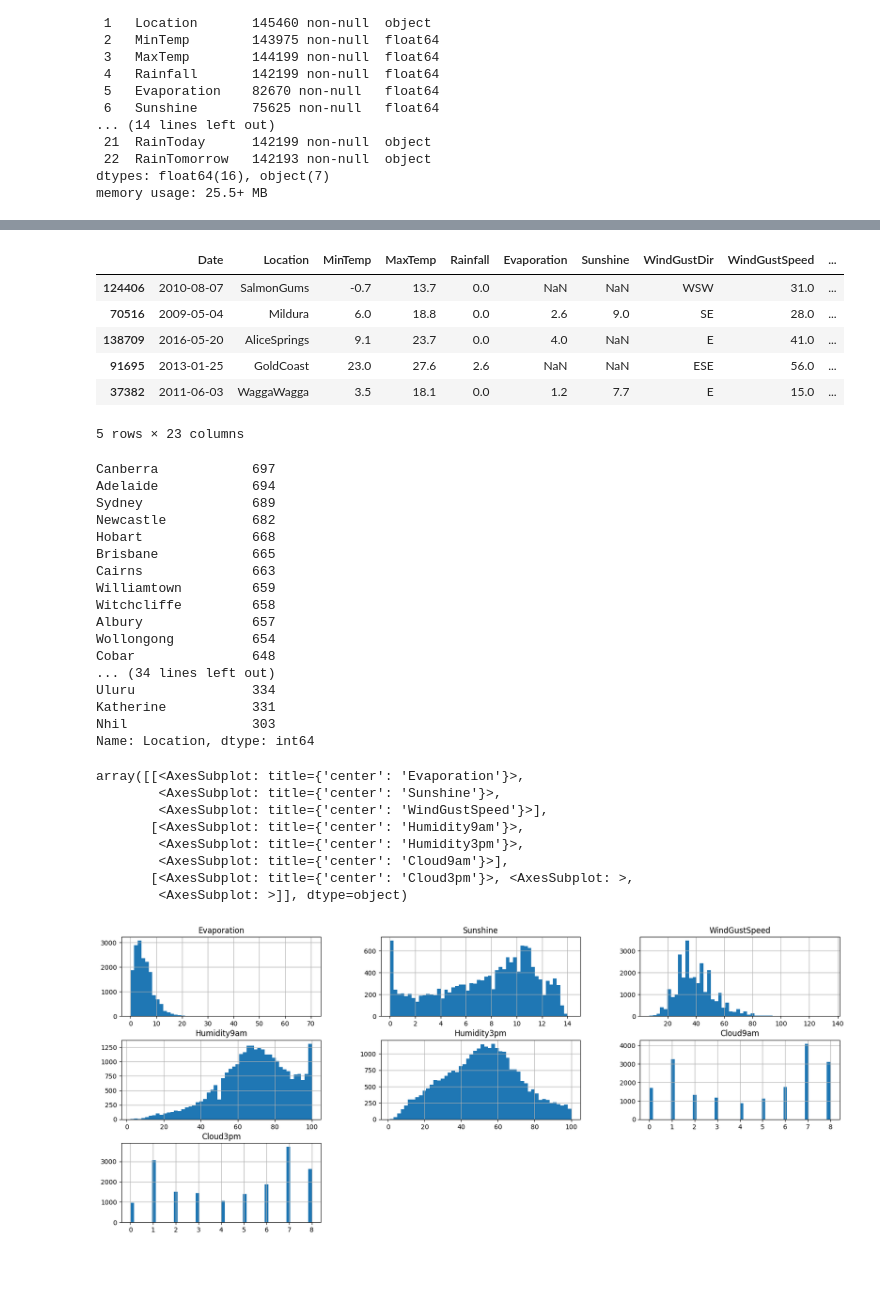
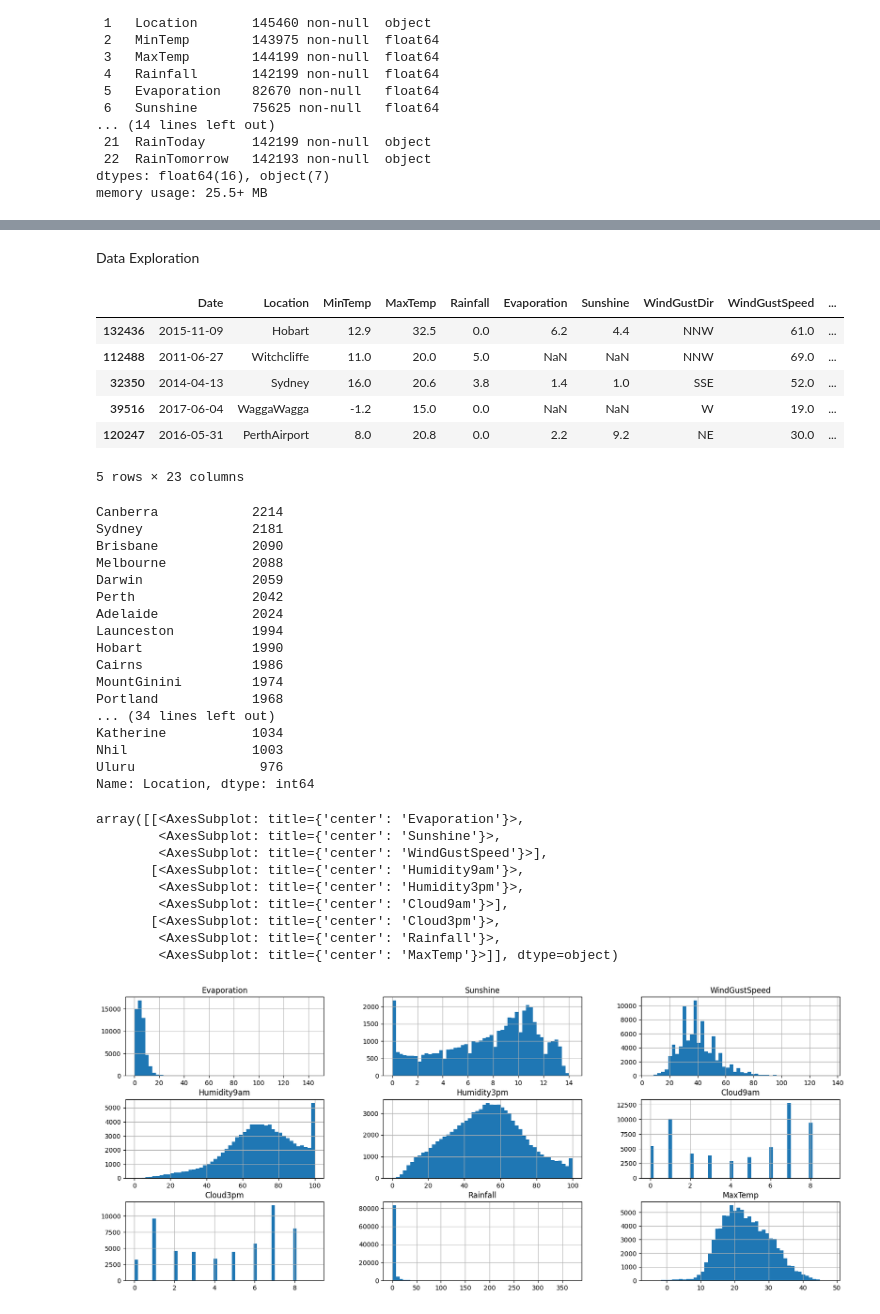
Before and after one commit to Danielfasuba/Rain-in-Australia, a Jupyter notebook: rain_australia.ipynb, the cells around one changed output, grey strips where cells are left out. Drawn from its saved outputs; the diff is of its cells as text; code cells hidden in the pictures; blank space fills up the shorter version.

Commit message:
Split dataset file

```diff
--- a/rain_australia.ipynb
+++ b/rain_australia.ipynb
@@ -78,44 +78,51 @@ explore_weather = weather.iloc[randos]
+# %% [markdown]
+Data Exploration
+# %%
+# Splitting Dataset
+weather_tr_val, weather_test = train_test_split(weather, test_size=0.2, random_state=23)
+weather_train, weather_val = train_test_split(weather_tr_val, test_size=0.2, random_state=23) # creating validation set from training set
 # %%
-explore_weather.head()
+weather_train.head()
 # %% [output]
 |  | Date | Location | MinTemp | MaxTemp | Rainfall | Evaporation | Sunshine | WindGustDir | WindGustSpeed | ... |
-| 124406 | 2010-08-07 | SalmonGums | -0.7 | 13.7 | 0.0 | NaN | NaN | WSW | 31.0 | ... |
-| 70516 | 2009-05-04 | Mildura | 6.0 | 18.8 | 0.0 | 2.6 | 9.0 | SE | 28.0 | ... |
-| 138709 | 2016-05-20 | AliceSprings | 9.1 | 23.7 | 0.0 | 4.0 | NaN | E | 41.0 | ... |
-| 91695 | 2013-01-25 | GoldCoast | 23.0 | 27.6 | 2.6 | NaN | NaN | ESE | 56.0 | ... |
-| 37382 | 2011-06-03 | WaggaWagga | 3.5 | 18.1 | 0.0 | 1.2 | 7.7 | E | 15.0 | ... |
+| 132436 | 2015-11-09 | Hobart | 12.9 | 32.5 | 0.0 | 6.2 | 4.4 | NNW | 61.0 | ... |
+| 112488 | 2011-06-27 | Witchcliffe | 11.0 | 20.0 | 5.0 | NaN | NaN | NNW | 69.0 | ... |
+| 32350 | 2014-04-13 | Sydney | 16.0 | 20.6 | 3.8 | 1.4 | 1.0 | SSE | 52.0 | ... |
+| 39516 | 2017-06-04 | WaggaWagga | -1.2 | 15.0 | 0.0 | NaN | NaN | W | 19.0 | ... |
+| 120247 | 2016-05-31 | PerthAirport | 8.0 | 20.8 | 0.0 | 2.2 | 9.2 | NE | 30.0 | ... |
 5 rows × 23 columns
 # %%
-explore_weather['Location'].value_counts()
+weather_train['Location'].value_counts()
 # %% [output]
-Canberra            697
-Adelaide            694
-Sydney              689
-Newcastle           682
-Hobart              668
-Brisbane            665
-Cairns              663
-Williamtown         659
-Witchcliffe         658
-Albury              657
-Wollongong          654
-Cobar               648
+Canberra            2214
+Sydney              2181
+Brisbane            2090
+Melbourne           2088
+Darwin              2059
+Perth               2042
+Adelaide            2024
+Launceston          1994
+Hobart              1990
+Cairns              1986
+MountGinini         1974
+Portland            1968
 ... (34 lines left out)
-Uluru               334
-Katherine           331
-Nhil                303
+Katherine           1034
+Nhil                1003
+Uluru                976
 Name: Location, dtype: int64
 # %%
 # Observing some histograms
-dubious_attributes = ['Evaporation', 'Sunshine', 'WindGustSpeed', 'Humidity9am', 'Humidity3pm', 'Cloud9am', 'Cloud3pm']
-explore_weather[dubious_attributes].hist(bins=50, figsize=(20, 8))
+dubious_attributes = ['Evaporation', 'Sunshine', 'WindGustSpeed', 'Humidity9am', 'Humidity3pm', 'Cloud9am', 'Cloud3pm', 'Rainfall', 'MaxTemp']
+weather_train[dubious_attributes].hist(bins=50, figsize=(20, 8))
 # %% [output]
 array([[<AxesSubplot: title={'center': 'Evaporation'}>,
         <AxesSubplot: title={'center': 'Sunshine'}>,
         <AxesSubplot: title={'center': 'WindGustSpeed'}>],
        [<AxesSubplot: title={'center': 'Humidity9am'}>,
         <AxesSubplot: title={'center': 'Humidity3pm'}>,
         <AxesSubplot: title={'center': 'Cloud9am'}>],
-       [<AxesSubplot: title={'center': 'Cloud3pm'}>, <AxesSubplot: >,
-        <AxesSubplot: >]], dtype=object)
+       [<AxesSubplot: title={'center': 'Cloud3pm'}>,
+        <AxesSubplot: title={'center': 'Rainfall'}>,
+        <AxesSubplot: title={'center': 'MaxTemp'}>]], dtype=object)
-[figure, old version]
+[figure, new version]
```
Also changed, not shown: parts of 6 cells of this notebook.
